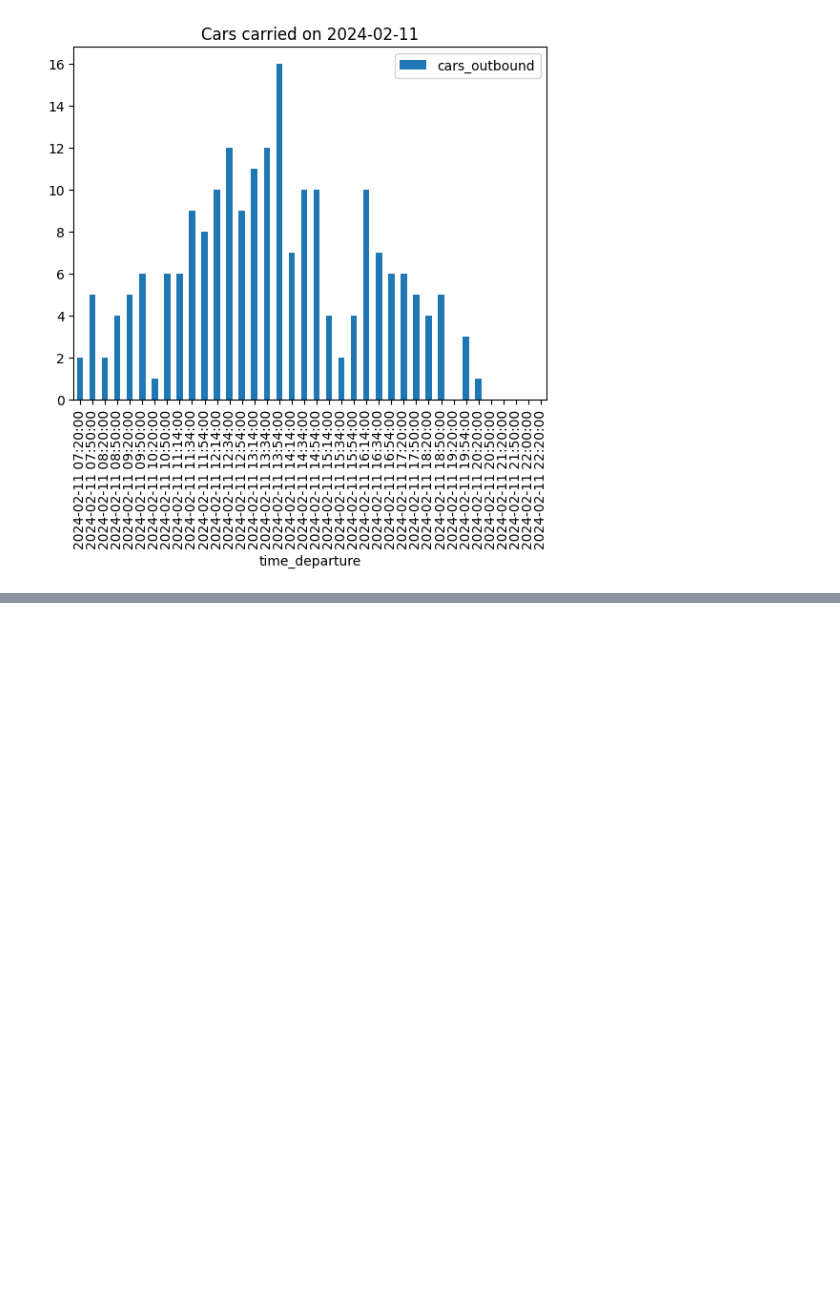
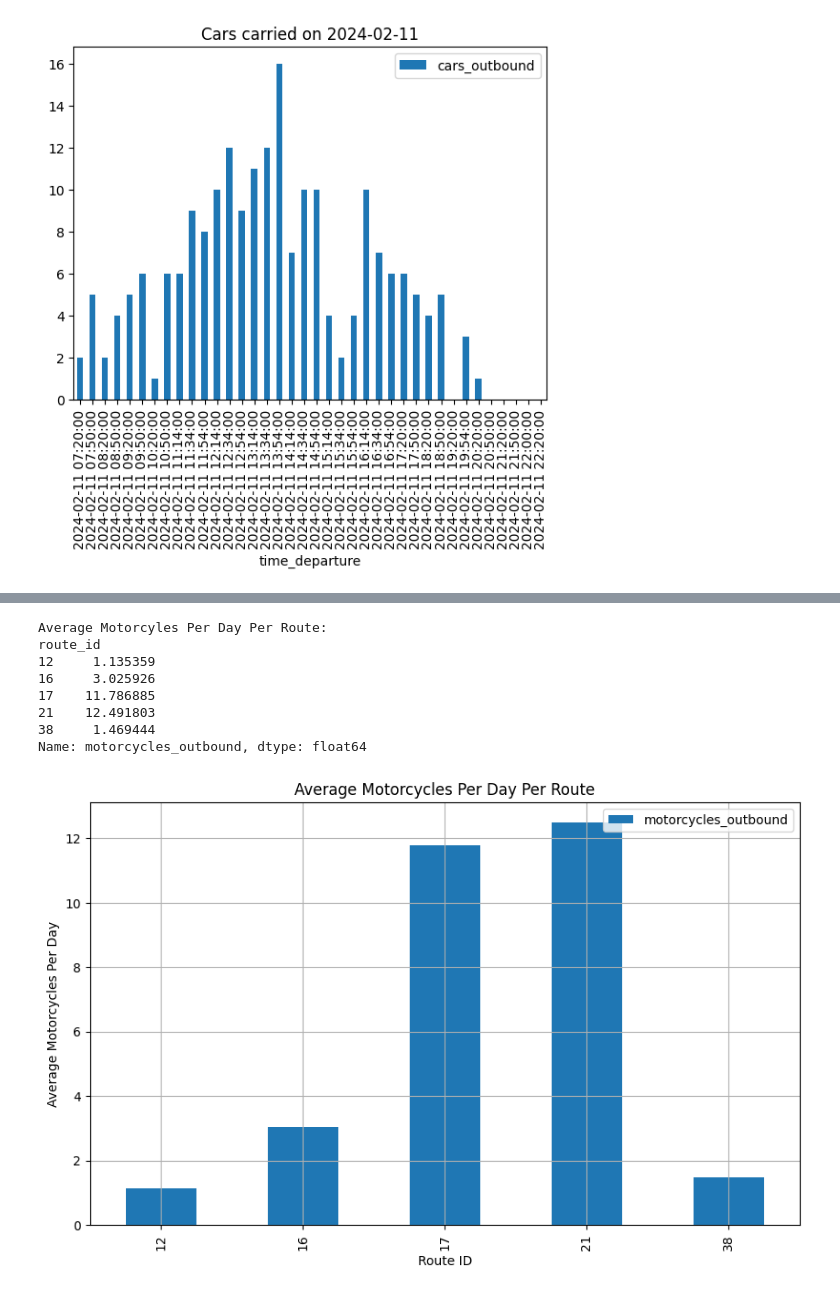
Before and after one commit to alambuyachelsea/hack-a-fleet, a Jupyter notebook: info_collection/ship_usage_data.ipynb, the cells around one changed output, grey strips where cells are left out. Drawn from its saved outputs; the diff is of its cells as text; code cells hidden in the pictures; blank space fills up the shorter version.

```diff
--- a/info_collection/ship_usage_data.ipynb
+++ b/info_collection/ship_usage_data.ipynb
@@ -52,0 +73,30 @@ Empty inbound travels 5
+# %%
+# Group by route_id and date, summing together motorcycles per day
+motorcycles_per_day = trips_df.groupby(["route_id", "date"])["motorcycles_outbound"].sum().reset_index()
+
+# Calculate the daily average for motorcycles per route
+average_motorcycles_per_day = motorcycles_per_day.groupby("route_id")["motorcycles_outbound"].mean()
+
+# Show results
+print("Average Motorcyles Per Day Per Route:")
+print(average_motorcycles_per_day)
+
+# Plot the graph
+plt.figure(figsize=(10, 6))
+average_motorcycles_per_day.plot(kind="bar", label="motorcycles_outbound")
+plt.title("Average Motorcycles Per Day Per Route")
+plt.xlabel("Route ID")
+plt.ylabel("Average Motorcycles Per Day")
+plt.legend(loc="upper right")
+plt.grid(True)
+plt.show()
+# %% [output]
+Average Motorcyles Per Day Per Route:
+route_id
+12     1.135359
+16     3.025926
+17    11.786885
+21    12.491803
+38     1.469444
+Name: motorcycles_outbound, dtype: float64
+[figure, added]
```
Also changed, not shown: parts of 7 cells of this notebook.
